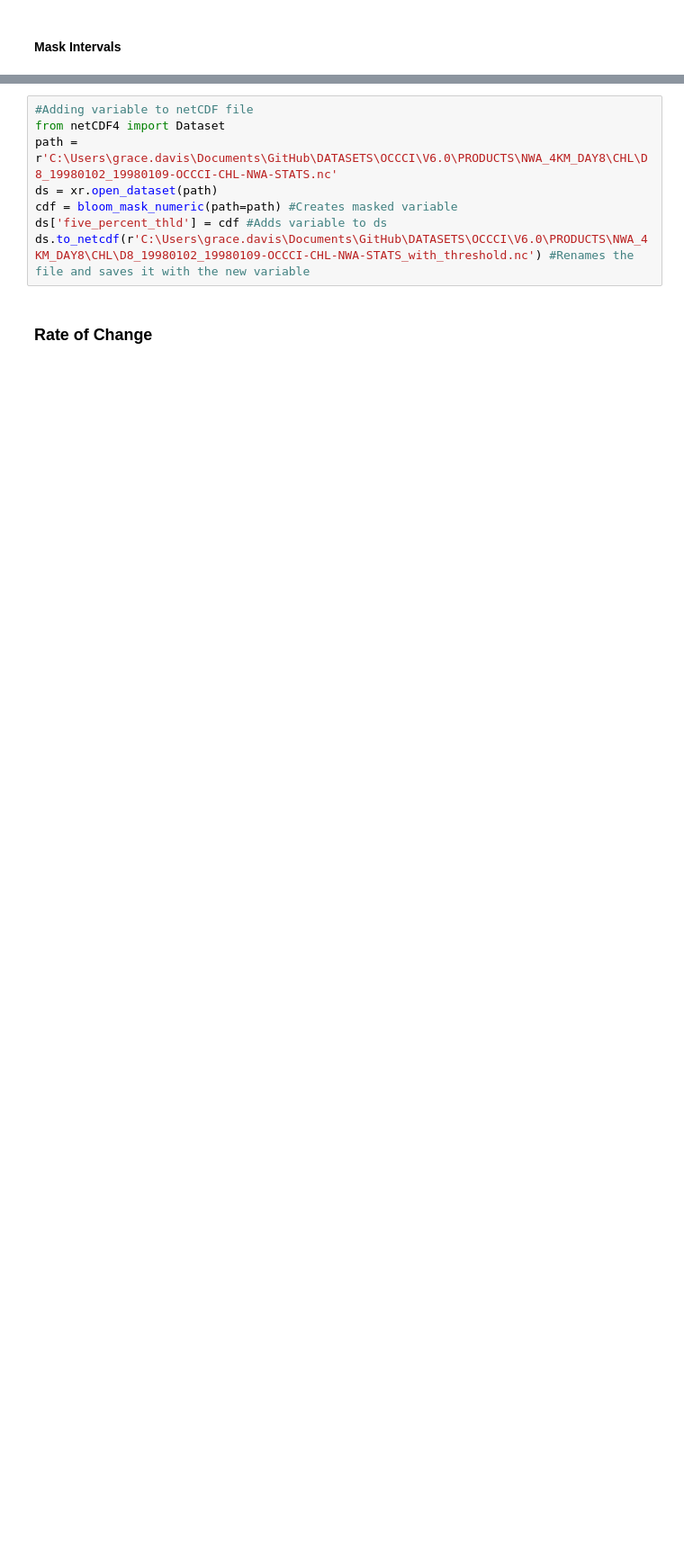
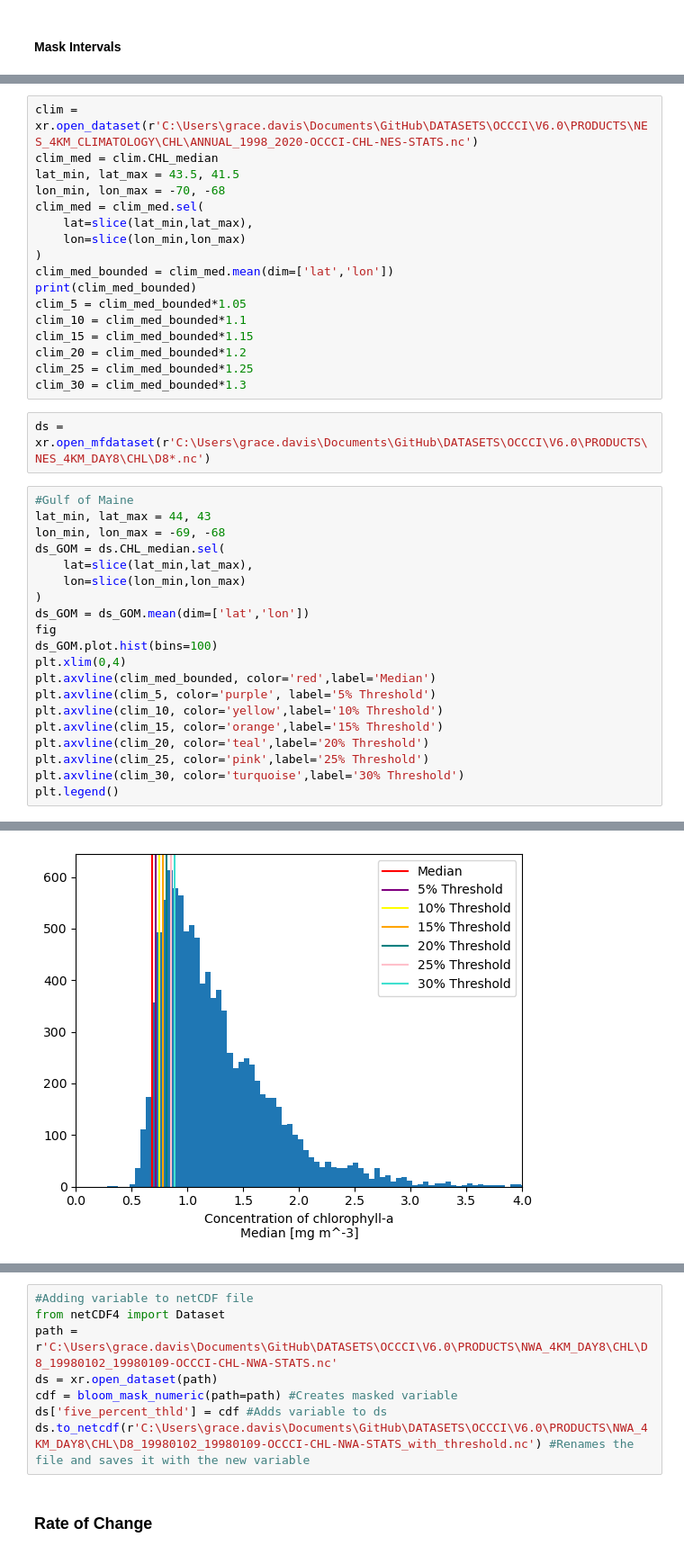
Before and after one commit to gdavis5/phytoplankton_Hollings_project, a Jupyter notebook: Phytoplankton_Phenology_NWA.ipynb, the cells around one changed output, grey strips where cells are left out. Shown at 90% size. Drawn from its saved outputs; the diff is of its cells as text; blank space fills up the shorter version.

```diff
--- a/Phytoplankton_Phenology_NWA.ipynb
+++ b/Phytoplankton_Phenology_NWA.ipynb
@@ -307,0 +203,40 @@ axes[1,2].set_title('Chlorophyll a 30% Mask',fontsize=14)
+# %%
+clim = xr.open_dataset(r'C:\Users\grace.davis\Documents\GitHub\DATASETS\OCCCI\V6.0\PRODUCTS\NES_4KM_CLIMATOLOGY\CHL\ANNUAL_1998_2020-OCCCI-CHL-NES-STATS.nc')
+clim_med = clim.CHL_median
+lat_min, lat_max = 43.5, 41.5
+lon_min, lon_max = -70, -68
+clim_med = clim_med.sel(
+    lat=slice(lat_min,lat_max),
+    lon=slice(lon_min,lon_max)
+)
+clim_med_bounded = clim_med.mean(dim=['lat','lon'])
+print(clim_med_bounded)
+clim_5 = clim_med_bounded*1.05
+clim_10 = clim_med_bounded*1.1
+clim_15 = clim_med_bounded*1.15
+clim_20 = clim_med_bounded*1.2
+clim_25 = clim_med_bounded*1.25
+clim_30 = clim_med_bounded*1.3
+# %%
+ds = xr.open_mfdataset(r'C:\Users\grace.davis\Documents\GitHub\DATASETS\OCCCI\V6.0\PRODUCTS\NES_4KM_DAY8\CHL\D8*.nc')
+# %%
+#Gulf of Maine
+lat_min, lat_max = 44, 43
+lon_min, lon_max = -69, -68
+ds_GOM = ds.CHL_median.sel(
+    lat=slice(lat_min,lat_max),
+    lon=slice(lon_min,lon_max)
+)
+ds_GOM = ds_GOM.mean(dim=['lat','lon'])
+fig
+ds_GOM.plot.hist(bins=100)
+plt.xlim(0,4)
+plt.axvline(clim_med_bounded, color='red',label='Median')
+plt.axvline(clim_5, color='purple', label='5% Threshold')
+plt.axvline(clim_10, color='yellow',label='10% Threshold')
+plt.axvline(clim_15, color='orange',label='15% Threshold')
+plt.axvline(clim_20, color='teal',label='20% Threshold')
+plt.axvline(clim_25, color='pink',label='25% Threshold')
+plt.axvline(clim_30, color='turquoise',label='30% Threshold')
+plt.legend()
+# %% [output]
@@ -307,0 +244 @@ axes[1,2].set_title('Chlorophyll a 30% Mask',fontsize=14)
+[figure, added]
```
Also changed, not shown: parts of 23 cells of this notebook.
